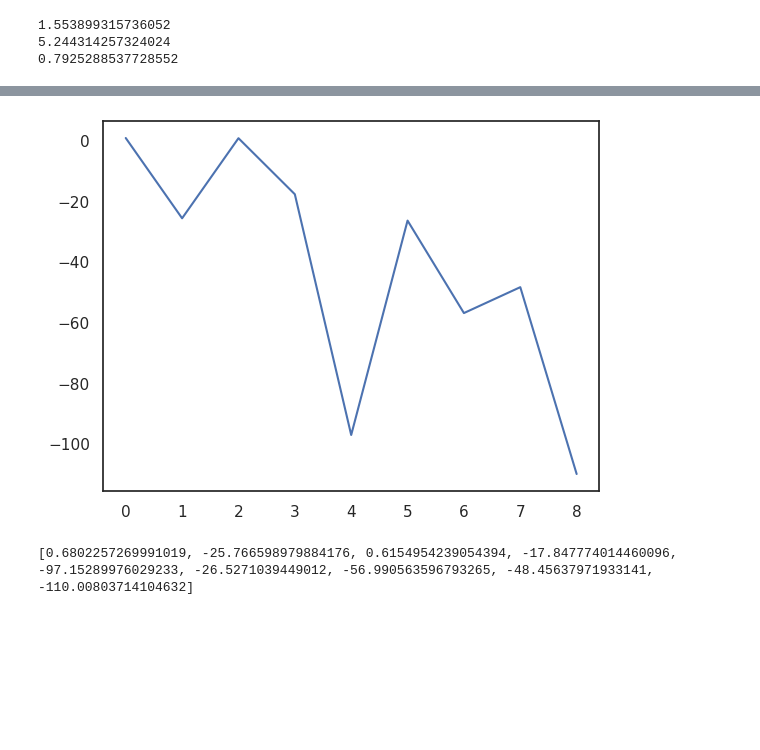
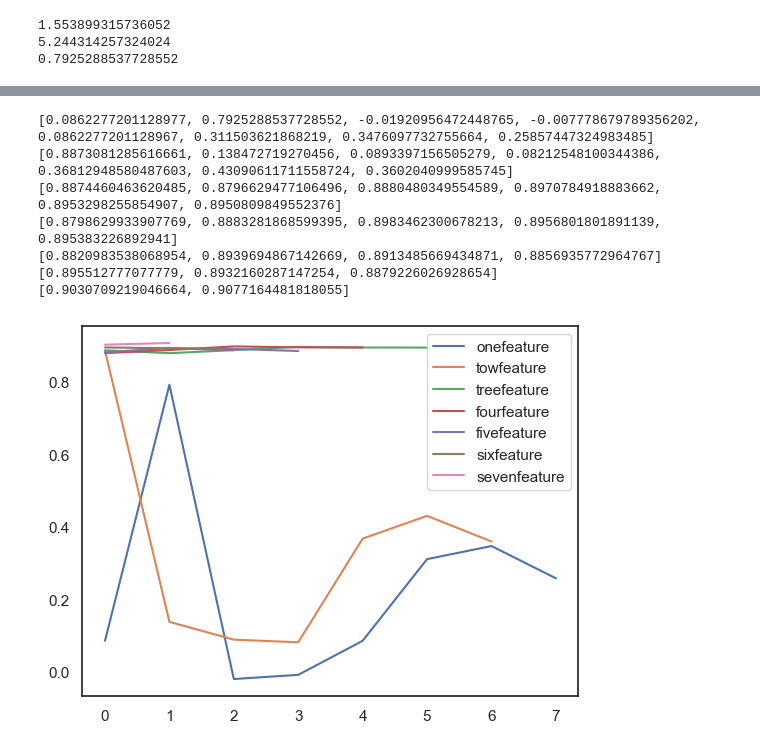
Before and after one commit to Mohammadhoseinajorloo/CarData, a Jupyter notebook: CarData.ipynb, the cells around one changed output, grey strips where cells are left out. Drawn from its saved outputs; the diff is of its cells as text; code cells hidden in the pictures; blank space fills up the shorter version.

```diff
--- a/CarData.ipynb
+++ b/CarData.ipynb
@@ -498,13 +498,15 @@ def test_onefeature(df):
     for feature in range(0, 8):
         X = df[df.columns[feature]].values.reshape(-1, 1)
         Y = df.iloc[:,8].values.reshape(-1, 1)
+        x_train, x_test, y_train, y_test = train_test_split(X, Y, test_size=.2, random_state=0)
         regressor = LinearRegression()
         regressor.fit(x_train, y_train)
         y_pred = regressor.predict(x_test)
         MAE = metrics.mean_absolute_error(y_test, y_pred)
         MSE = metrics.mean_squared_error(y_test, y_pred)
         R2_score = metrics.r2_score(y_test, y_pred)
-        feature_list.append((MAE, MSE, (R2_score * 100)))
+        feature_list.append(R2_score)
+    print(feature_list)
     return feature_list
 
 
@@ -513,13 +515,15 @@ def test_twofeature(df):
     for feature in range(1, 8):
         X = df[[df.columns[0], df.columns[feature]]]
         Y = df.iloc[:,8].values.reshape(-1, 1)
+        x_train, x_test, y_train, y_test = train_test_split(X, Y, test_size=.2, random_state=0)
         regressor = LinearRegression()
         regressor.fit(x_train, y_train)
         y_pred = regressor.predict(x_test)
         MAE = metrics.mean_absolute_error(y_test, y_pred)
         MSE = metrics.mean_squared_error(y_test, y_pred)
         R2_score = metrics.r2_score(y_test, y_pred)
-        feature2_list.append((MAE, MSE, (R2_score * 100)))
+        feature2_list.append(R2_score)
+    print(feature2_list)
     return feature2_list
 
 
@@ -528,45 +532,103 @@ def test_treefeature(df):
     for feature in range(2, 8):
         X = df[[df.columns[0], df.columns[1], df.columns[feature]]]
         Y = df.iloc[:,8].values.reshape(-1, 1)
+        x_train, x_test, y_train, y_test = train_test_split(X, Y, test_size=.2, random_state=0)
         regressor = LinearRegression()
         regressor.fit(x_train, y_train)
         y_pred = regressor.predict(x_test)
         MAE = metrics.mean_absolute_error(y_test, y_pred)
         MSE = metrics.mean_squared_error(y_test, y_pred)
         R2_score = metrics.r2_score(y_test, y_pred)
-        feature3_list.append((MAE, MSE, (R2_score * 100)))
+        feature3_list.append(R2_score)
+    print(feature3_list)
     return feature3_list
 
 
 def test_fourfeature(df):
     feature4_list = []
     for feature in range(3, 8):
         X = df[[df.columns[0], df.columns[1], df.columns[2], df.columns[feature]]]
         Y = df.iloc[:,8].values.reshape(-1, 1)
+        x_train, x_test, y_train, y_test = train_test_split(X, Y, test_size=.2, random_state=0)
         regressor = LinearRegression()
         regressor.fit(x_train, y_train)
         y_pred = regressor.predict(x_test)
         MAE = metrics.mean_absolute_error(y_test, y_pred)
         MSE = metrics.mean_squared_error(y_test, y_pred)
         R2_score = metrics.r2_score(y_test, y_pred)
-        feature4_list.append((MAE, MSE, (R2_score * 100)))
+        feature4_list.append(R2_score)
+    print(feature4_list)
     return feature4_list
 
 
 def test_fivefeature(df):
     feature5_list = []
     for feature in range(4, 8):
         X = df[[df.columns[0], df.columns[1], df.columns[2], df.columns[3], df.columns[feature]]]
         Y = df.iloc[:,8].values.reshape(-1, 1)
+        x_train, x_test, y_train, y_test = train_test_split(X, Y, test_size=.2, random_state=0)
         regressor = LinearRegression()
         regressor.fit(x_train, y_train)
         y_pred = regressor.predict(x_test)
         MAE = metrics.mean_absolute_error(y_test, y_pred)
         MSE = metrics.mean_squared_error(y_test, y_pred)
         R2_score = metrics.r2_score(y_test, y_pred)
-        feature5_list.append((MAE, MSE, (R2_score * 100)))
+        feature5_list.append(R2_score)
+    print(feature5_list)
     return feature5_list
+
+
+def test_sixfeature(df):
+    feature6_list = []
+    for feature in range(5, 8):
+        X = df[[df.columns[0], df.columns[1], df.columns[2], df.columns[3], df.columns[4], df.columns[feature]]]
+        Y = df.iloc[:,8].values.reshape(-1, 1)
+        x_train, x_test, y_train, y_test = train_test_split(X, Y, test_size=.2, random_state=0)
+        regressor = LinearRegression()
+        regressor.fit(x_train, y_train)
+        y_pred = regressor.predict(x_test)
+        MAE = metrics.mean_absolute_error(y_test, y_pred)
+        MSE = metrics.mean_squared_error(y_test, y_pred)
+        R2_score = metrics.r2_score(y_test, y_pred)
+        feature6_list.append(R2_score)
+    print(feature6_list)
+    return feature6_list
+
+
+
+def test_sevenfeature(df):
+    feature7_list = []
+    for feature in range(6, 8):
+        X = df[[df.columns[0], df.columns[1], df.columns[2], df.columns[3], df.columns[4], df.columns[5], df.columns[feature]]]
+        Y = df.iloc[:,8].values.reshape(-1, 1)
+        x_train, x_test, y_train, y_test = train_test_split(X, Y, test_size=.2, random_state=0)
+        regressor = LinearRegression()
+        regressor.fit(x_train, y_train)
+        y_pred = regressor.predict(x_test)
+        MAE = metrics.mean_absolute_error(y_test, y_pred)
+        MSE = metrics.mean_squared_error(y_test, y_pred)
+        R2_score = metrics.r2_score(y_test, y_pred)
+        feature7_list.append(R2_score)
+    print(feature7_list)
+    return feature7_list
+
+
+plt.plot(test_onefeature(df_final), label='onefeature')
+plt.plot(test_twofeature(df_final), label='towfeature')
+plt.plot(test_treefeature(df_final), label='treefeature')
+plt.plot(test_fourfeature(df_final), label='fourfeature')
+plt.plot(test_fivefeature(df_final), label='fivefeature')
+plt.plot(test_sixfeature(df_final), label='sixfeature')
+plt.plot(test_sevenfeature(df_final), label='sevenfeature')
+plt.legend()
+plt.show()
 # %% [output]
+[0.0862277201128977, 0.7925288537728552, -0.01920956472448765, -0.007778679789356202, 0.0862277201128967, 0.311503621868219, 0.3476097732755664, 0.25857447324983485]
+[0.8873081285616661, 0.138472719270456, 0.0893397156505279, 0.08212548100344386, 0.36812948580487603, 0.43090611711558724, 0.3602040999585745]
+[0.8874460463620485, 0.8796629477106496, 0.8880480349554589, 0.8970784918883662, 0.8953298255854907, 0.8950809849552376]
+[0.8798629933907769, 0.8883281868599395, 0.8983462300678213, 0.8956801801891139, 0.895383226892941]
+[0.8820983538068954, 0.8939694867142669, 0.8913485669434871, 0.8856935772964767]
+[0.895512777077779, 0.8932160287147254, 0.8879226026928654]
+[0.9030709219046664, 0.9077164481818055]
-[figure, old version]
+[figure, new version]
-[0.6802257269991019, -25.766598979884176, 0.6154954239054394, -17.847774014460096, -97.15289976029233, -26.5271039449012, -56.990563596793265, -48.45637971933141, -110.00803714104632]
 # %%
```
Also changed, not shown: parts of 25 cells of this notebook.
